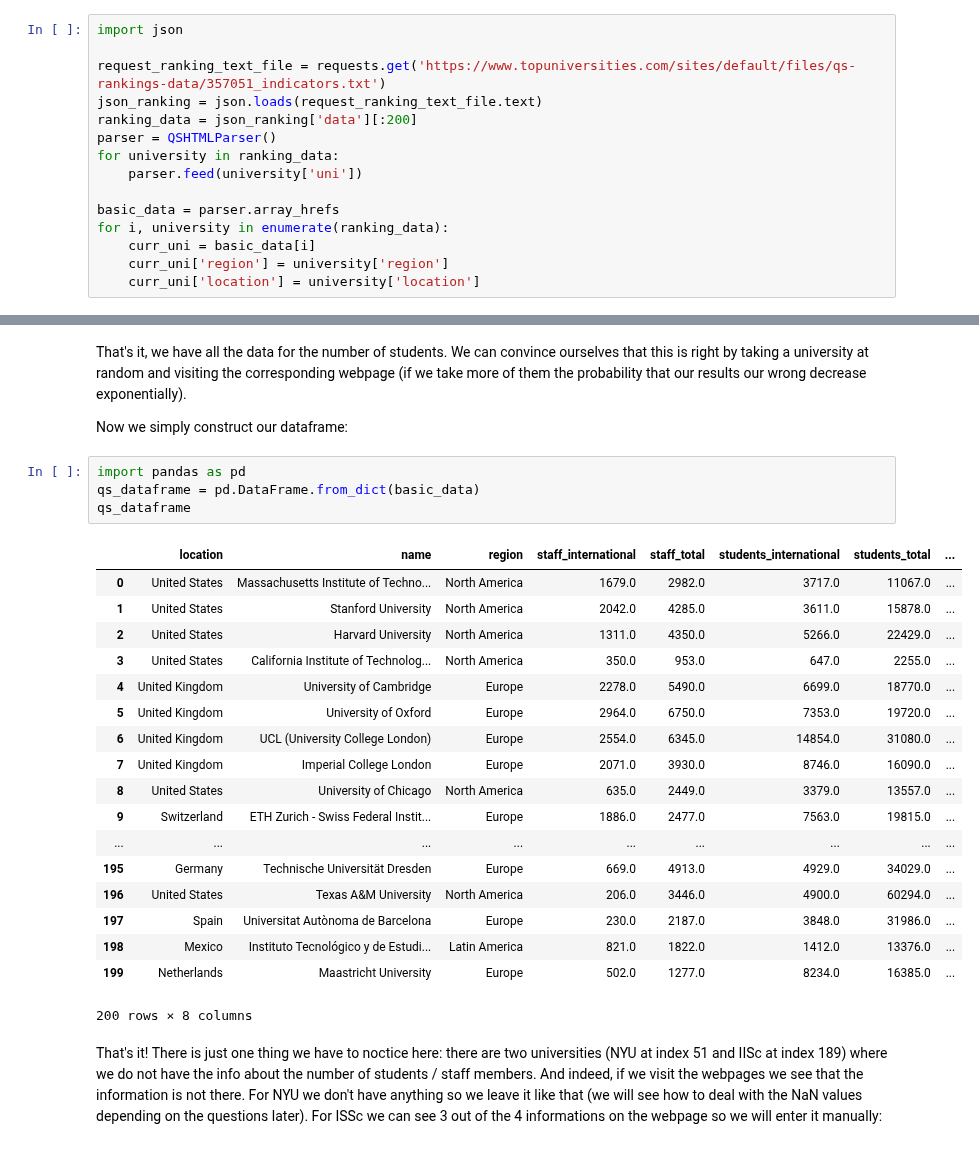
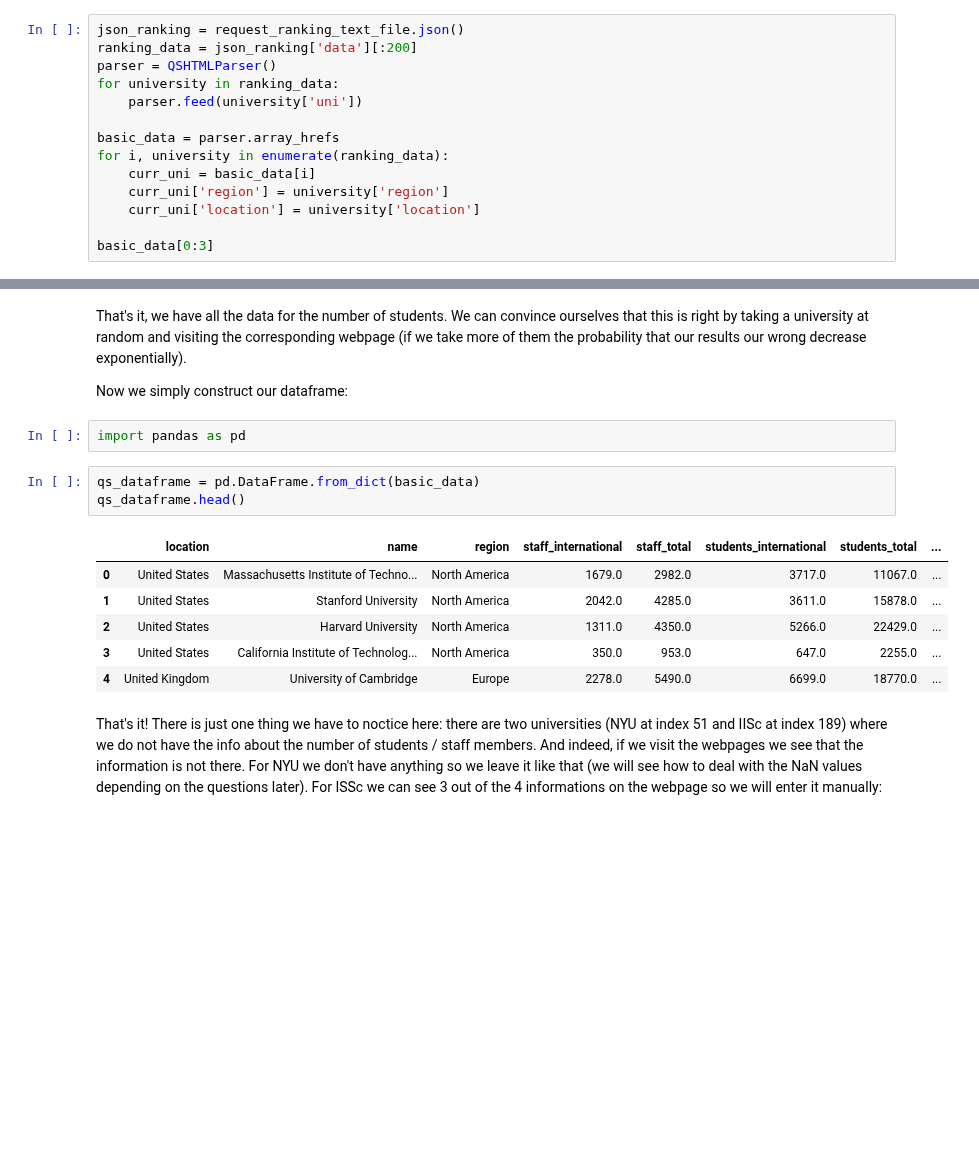
Before and after one commit to Victor-Palacios/epfl_ada, a Jupyter notebook: hw2/Homework_2.ipynb, the cells around one changed output, grey strips where cells are left out. Drawn from its saved outputs; the diff is of its cells as text; blank space fills up the shorter version.

```diff
--- a/hw2/Homework_2.ipynb
+++ b/hw2/Homework_2.ipynb
@@ -80,8 +85,5 @@ class QSHTMLParser(parser.HTMLParser):
 # %%
-import json
-
-request_ranking_text_file = requests.get('https://www.topuniversities.com/sites/default/files/qs-rankings-data/357051_indicators.txt')
-json_ranking = json.loads(request_ranking_text_file.text)
+json_ranking = request_ranking_text_file.json()
 ranking_data = json_ranking['data'][:200]
 parser = QSHTMLParser()
 for university in ranking_data:
@@ -92,3 +94,5 @@ for i, university in enumerate(ranking_data):
     curr_uni = basic_data[i]
     curr_uni['region'] = university['region']
     curr_uni['location'] = university['location']
+
+basic_data[0:3]
@@ -176,29 +180,18 @@ basic_data[0:3]
 That's it, we have all the data for the number of students. We can convince ourselves that this is right by taking a university at random and visiting the corresponding webpage (if we take more of them the probability that our results our wrong decrease exponentially).
 
 Now we simply construct our dataframe:
+# %%
+import pandas as pd
 # %%
-import pandas as pd
 qs_dataframe = pd.DataFrame.from_dict(basic_data)
-qs_dataframe
+qs_dataframe.head()
 # %% [output]
 |  | location | name | region | staff_international | staff_total | students_international | students_total | ... |
 | 0 | United States | Massachusetts Institute of Techno... | North America | 1679.0 | 2982.0 | 3717.0 | 11067.0 | ... |
 | 1 | United States | Stanford University | North America | 2042.0 | 4285.0 | 3611.0 | 15878.0 | ... |
 | 2 | United States | Harvard University | North America | 1311.0 | 4350.0 | 5266.0 | 22429.0 | ... |
 | 3 | United States | California Institute of Technolog... | North America | 350.0 | 953.0 | 647.0 | 2255.0 | ... |
 | 4 | United Kingdom | University of Cambridge | Europe | 2278.0 | 5490.0 | 6699.0 | 18770.0 | ... |
-| 5 | United Kingdom | University of Oxford | Europe | 2964.0 | 6750.0 | 7353.0 | 19720.0 | ... |
-| 6 | United Kingdom | UCL (University College London) | Europe | 2554.0 | 6345.0 | 14854.0 | 31080.0 | ... |
-| 7 | United Kingdom | Imperial College London | Europe | 2071.0 | 3930.0 | 8746.0 | 16090.0 | ... |
-| 8 | United States | University of Chicago | North America | 635.0 | 2449.0 | 3379.0 | 13557.0 | ... |
-| 9 | Switzerland | ETH Zurich - Swiss Federal Instit... | Europe | 1886.0 | 2477.0 | 7563.0 | 19815.0 | ... |
-| ... | ... | ... | ... | ... | ... | ... | ... | ... |
-| 195 | Germany | Technische Universität Dresden | Europe | 669.0 | 4913.0 | 4929.0 | 34029.0 | ... |
-| 196 | United States | Texas A&M University | North America | 206.0 | 3446.0 | 4900.0 | 60294.0 | ... |
-| 197 | Spain | Universitat Autònoma de Barcelona | Europe | 230.0 | 2187.0 | 3848.0 | 31986.0 | ... |
-| 198 | Mexico | Instituto Tecnológico y de Estudi... | Latin America | 821.0 | 1822.0 | 1412.0 | 13376.0 | ... |
-| 199 | Netherlands | Maastricht University | Europe | 502.0 | 1277.0 | 8234.0 | 16385.0 | ... |
-200 rows × 8 columns
 # %% [markdown]
 That's it! There is just one thing we have to noctice here: there are two universities (NYU at index 51 and IISc at index 189) where we do not have the info about the number of students / staff members. And indeed, if we visit the webpages we see that the information is not there.
 For NYU we don't have anything so we leave it like that (we will see how to deal with the NaN values depending on the questions later). For ISSc we can see 3 out of the 4 informations on the webpage so we will enter it manually:
```
Also changed, not shown: parts of 19 cells of this notebook.
